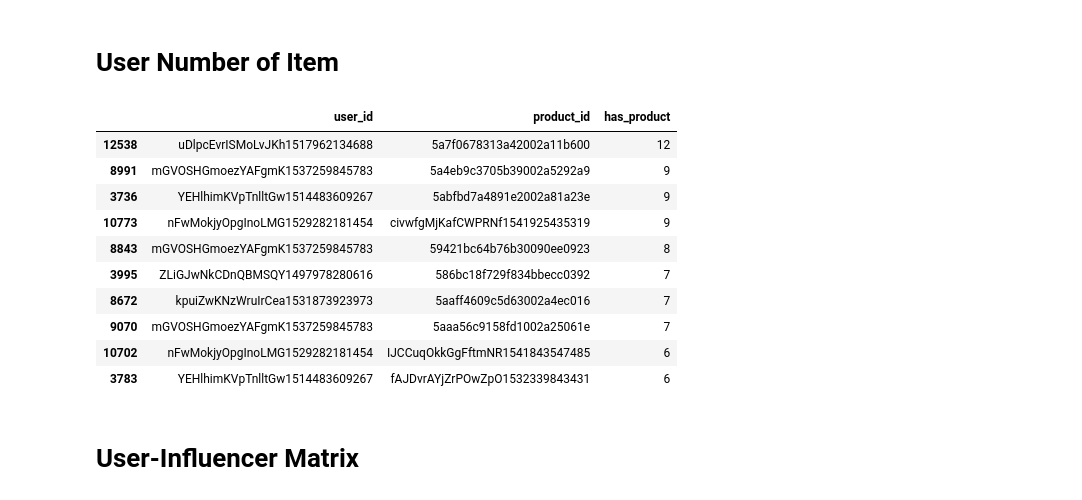
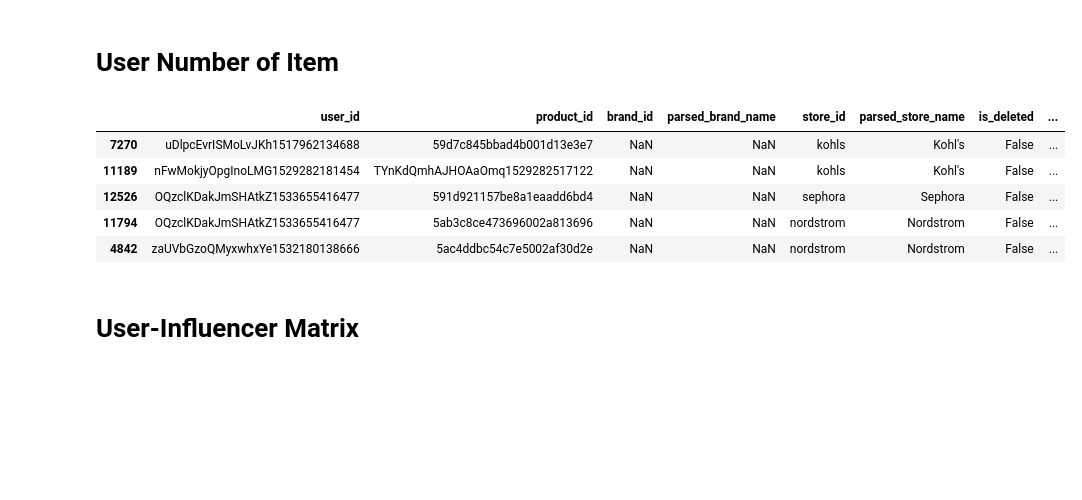
Before and after one commit to yucedincer/Capstone-Finery, a Jupyter notebook: Stella/finery_stella.ipynb, the cells around one changed output. Cells and saved outputs as stored; diff of their text form; code cells hidden in the pictures; blank space fills up the shorter version.

```diff
--- a/Stella/finery_stella.ipynb
+++ b/Stella/finery_stella.ipynb
@@ -104,0 +118,9 @@ category.shape
+# %%
+cat_subcat = cat_subcat.iloc[:,:1].dropna(how='all')
+cat_subcat_ = cat_subcat[0].str.split(": ", n = 1, expand = True)
+cat_subcat_['category_name'] = cat_subcat_[0]
+cat_subcat_['occasion'] = cat_subcat_[1]
+cat_subcat_ = cat_subcat_[['category_name', 'occasion']]
+all_subcat = 'Beach, Work, School, Errands, Dinner, Concert, Night Life, Cocktail, Brunch, Interview, Movies, Formal'
+cat_subcat_['occasion'].replace([None], all_subcat, inplace=True)
+cat_subcat_.head(10)
@@ -104,0 +139,7 @@ category.shape
+# %%
+category = category.replace({'Category Name' : {'T Shirts' : 'T-shirts', 'Knits' : 'Sweaters',
+                                     'Jeans' : 'Denim', 'Jumpsuits': 'Jumpsuit',
+                                    'Hoodies': 'Sweatshirt', 'Boots & Booties': 'Boots'}})
+nrows = cat_subcat_.shape[0]
+category_sub = category.merge(cat_subcat_[:nrows-11], how = "left", left_on = "Category Name", right_on = 'category_name')
+category_sub.head()
@@ -105,5 +153,4 @@ category.shape
 # %%
-item_wishlist = item_wishlist.merge(category, how = "left", left_on = "product_category_id", right_on = 'Category ID')
-item_wishlist.rename(columns={'Category Name': 'category_name', 'Category ID': 'category_id'}, inplace = True)
+item_wishlist = item_wishlist.merge(category_sub.drop("category_name", axis = 1), how = "left", left_on = "product_category_id", right_on = 'Category ID')
 item_wishlist.shape
 # %% [output]
@@ -248,13 +277,15 @@ Index(['_id', 'item_id', 'user_id', 'brand_id', 'user_provided_brand_name',
       dtype='object')
 # %%
-col_names = ['user_id', 'product_id', 'brand_id', 'store_id', 'is_deleted', 'item_name_lower',
-             'category_name', 'category_id', 'paid_price', 'color_parsed', 'wishlist']
+col_names = ['user_id', 'product_id', 'brand_id', 'parsed_brand_name', 'store_id', 'parsed_store_name',
+             'is_deleted', 'item_name_lower', 'item_name',
+             'Category ID', 'Category Name', 'occasion', 'paid_price', 'color_parsed', 'wishlist']
 subset_item = item_wishlist[col_names]
+subset_item.rename(columns={'Category Name': 'category_name', 'Category ID': 'category_id'}, inplace = True)
 subset_item['brand_id'] = subset_item['brand_id'].str.replace(' ', '')
 subset_item['brand_id'] = subset_item['brand_id'].str.replace('-', '')
 subset_item['brand_id'] = subset_item['brand_id'].str.replace('&', '')
 subset_item['store_id'] = subset_item['store_id'].str.replace(' ', '')
 subset_item['store_id'] = subset_item['store_id'].str.replace('-', '')
 subset_item['store_id'] = subset_item['store_id'].str.replace('&', '')
-subset_item.sample(10)
+subset_item.sample(5)
 # %% [output]
@@ -288,19 +318,15 @@ dtype: int64
 # %%
 subset_item["has_product"] = [0 if deleted == True else 1 for deleted in subset_item["is_deleted"]]
 user_product = subset_item.groupby(["user_id", "product_id"])[["has_product"]].sum().reset_index()
 user_product.sort_values(by = "has_product", ascending = False).head(10)
+subset_item.sample(5)
 # %% [output]
-|  | user_id | product_id | has_product |
-| 12538 | uDlpcEvrISMoLvJKh1517962134688 | 5a7f0678313a42002a11b600 | 12 |
-| 8991 | mGVOSHGmoezYAFgmK1537259845783 | 5a4eb9c3705b39002a5292a9 | 9 |
-| 3736 | YEHlhimKVpTnlltGw1514483609267 | 5abfbd7a4891e2002a81a23e | 9 |
-| 10773 | nFwMokjyOpgInoLMG1529282181454 | civwfgMjKafCWPRNf1541925435319 | 9 |
-| 8843 | mGVOSHGmoezYAFgmK1537259845783 | 59421bc64b76b30090ee0923 | 8 |
-| 3995 | ZLiGJwNkCDnQBMSQY1497978280616 | 586bc18f729f834bbecc0392 | 7 |
-| 8672 | kpuiZwKNzWruIrCea1531873923973 | 5aaff4609c5d63002a4ec016 | 7 |
-| 9070 | mGVOSHGmoezYAFgmK1537259845783 | 5aaa56c9158fd1002a25061e | 7 |
-| 10702 | nFwMokjyOpgInoLMG1529282181454 | IJCCuqOkkGgFftmNR1541843547485 | 6 |
-| 3783 | YEHlhimKVpTnlltGw1514483609267 | fAJDvrAYjZrPOwZpO1532339843431 | 6 |
+|  | user_id | product_id | brand_id | parsed_brand_name | store_id | parsed_store_name | is_deleted | ... |
+| 7270 | uDlpcEvrISMoLvJKh1517962134688 | 59d7c845bbad4b001d13e3e7 | NaN | NaN | kohls | Kohl's | False | ... |
+| 11189 | nFwMokjyOpgInoLMG1529282181454 | TYnKdQmhAJHOAaOmq1529282517122 | NaN | NaN | kohls | Kohl's | False | ... |
+| 12526 | OQzclKDakJmSHAtkZ1533655416477 | 591d921157be8a1eaadd6bd4 | NaN | NaN | sephora | Sephora | False | ... |
+| 11794 | OQzclKDakJmSHAtkZ1533655416477 | 5ab3c8ce473696002a813696 | NaN | NaN | nordstrom | Nordstrom | False | ... |
+| 4842 | zaUVbGzoQMyxwhxYe1532180138666 | 5ac4ddbc54c7e5002af30d2e | NaN | NaN | nordstrom | Nordstrom | False | ... |
 # %% [markdown]
 # User-Influencer Matrix
 # %%
```
Also changed, not shown: parts of 68 cells of this notebook, 3 other files.
